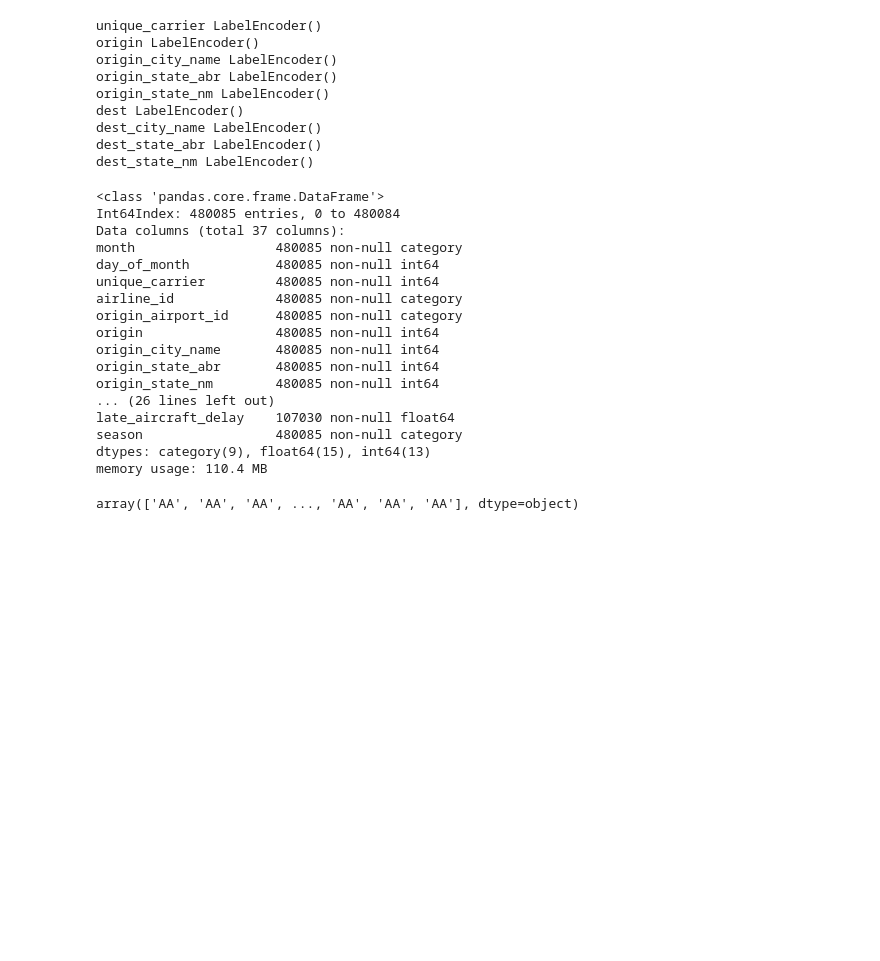
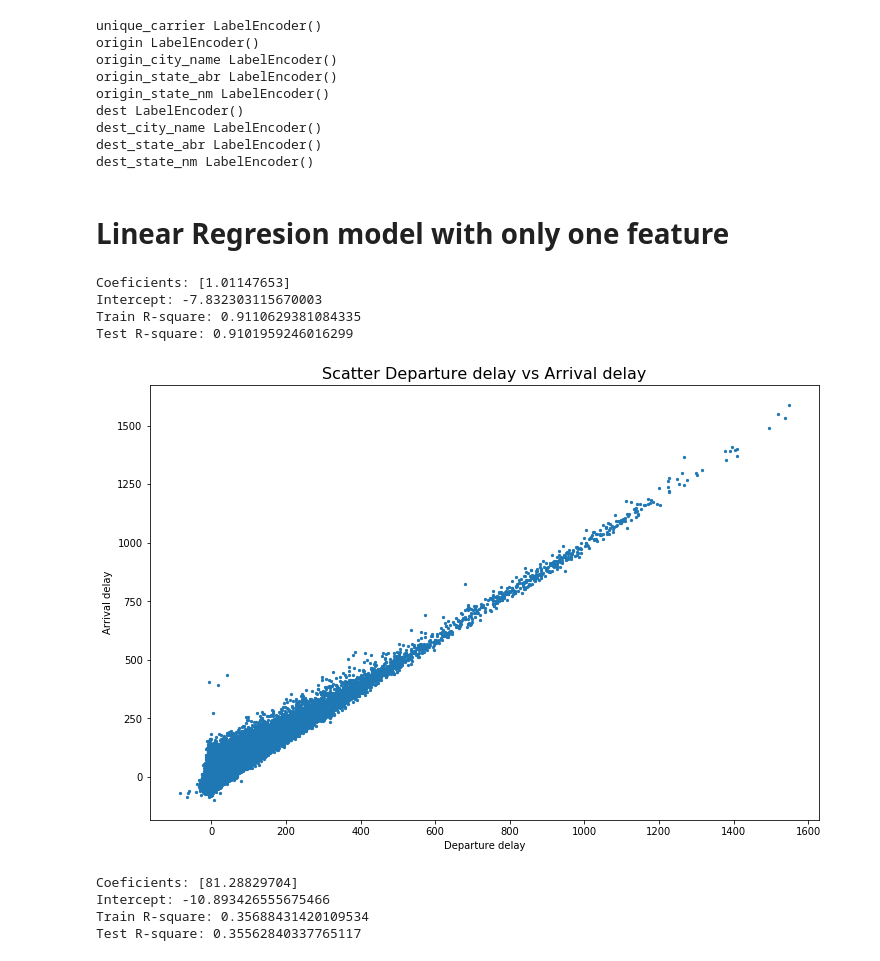
Before and after one commit to lesmedGutierrez/delayed_flights, a Jupyter notebook: delayed_flights.ipynb, the cells around one changed output. Drawn from its saved outputs; the diff is of its cells as text; code cells hidden in the pictures; blank space fills up the shorter version.

Commit message:
Adding LinearRegresion with differents feaures and Logistic Regresion

```diff
--- a/delayed_flights.ipynb
+++ b/delayed_flights.ipynb
@@ -581,31 +563,60 @@ dest LabelEncoder()
 dest_city_name LabelEncoder()
 dest_state_abr LabelEncoder()
 dest_state_nm LabelEncoder()
-# %%
-df.unique_carrier
-df.info()
-# %% [output]
-<class 'pandas.core.frame.DataFrame'>
-Int64Index: 480085 entries, 0 to 480084
-Data columns (total 37 columns):
-month                  480085 non-null category
-day_of_month           480085 non-null int64
-unique_carrier         480085 non-null int64
-airline_id             480085 non-null category
-origin_airport_id      480085 non-null category
-origin                 480085 non-null int64
-origin_city_name       480085 non-null int64
-origin_state_abr       480085 non-null int64
-origin_state_nm        480085 non-null int64
-... (26 lines left out)
-late_aircraft_delay    107030 non-null float64
-season                 480085 non-null category
-dtypes: category(9), float64(15), int64(13)
-memory usage: 110.4 MB
-# %%
-labelarized['unique_carrier'].inverse_transform(df.unique_carrier)
-# %% [output]
-array(['AA', 'AA', 'AA', ..., 'AA', 'AA', 'AA'], dtype=object)
 # %%
 # regresion logistica (clasificacion) ARR_DEL15
 # regresion lineal ARR_DELAY con DEP_delay lasso
+# %% [markdown]
+# Linear Regresion model with only one feature
+# %%
+from sklearn.linear_model import LinearRegression
+from sklearn.model_selection import train_test_split
+
+included_columns = ['dep_delay', 'arr_delay',]
+df2 = df[included_columns].copy().dropna(how='any', axis=0)
+
+target = df2.pop('arr_delay')
+X_train, X_test, y_train, y_test = train_test_split(df2, target, test_size=0.3, random_state=42)
+
+model1 = LinearRegression().fit(X_train, y_train)
+
+print('Coeficients: %s' %model1.coef_)
+print('Intercept: %s' %model1.intercept_)
+print('Train R-square: %s' %model1.score(X_train, y_train))
+print('Test R-square: %s' %model1.score(X_test, y_test))
+# %% [output]
+Coeficients: [1.01147653]
+Intercept: -7.832303115670003
+Train R-square: 0.9110629381084335
+Test R-square: 0.9101959246016299
+# %%
+df2['arr_delay'] = target #df[included_columns].copy().dropna(how='any', axis=0)
+
+f, ax = plt.subplots(1,1, figsize=(12, 8))
+ax = df2.plot(kind='scatter', x='dep_delay', y='arr_delay', marker='.', ax=ax)
+
+ax.set_title('Scatter Departure delay vs Arrival delay', fontsize=16)
+ax.set_xlabel('Departure delay')
+ax.set_ylabel('Arrival delay')
+
+plt.show()
+# %% [output]
+[figure, added]
+# %%
+included_columns = ['dep_del15', 'arr_delay',]
+df4 = df[included_columns].copy().dropna(how='any', axis=0).astype(int)
+
+target = df4.pop('arr_delay')
+X_train, X_test, y_train, y_test = train_test_split(df4, target, test_size=0.3, random_state=42)
+
+model3 = LinearRegression().fit(X_train, y_train)
+
+print('Coeficients: %s' %model3.coef_)
+print('Intercept: %s' %model3.intercept_)
+print('Train R-square: %s' %model3.score(X_train, y_train))
+print('Test R-square: %s' %model3.score(X_test, y_test))
+# %% [output]
+Coeficients: [81.28829704]
+Intercept: -10.893426555675466
+Train R-square: 0.35688431420109534
+Test R-square: 0.35562840337765117
```
Also changed, not shown: parts of 13 cells of this notebook.
